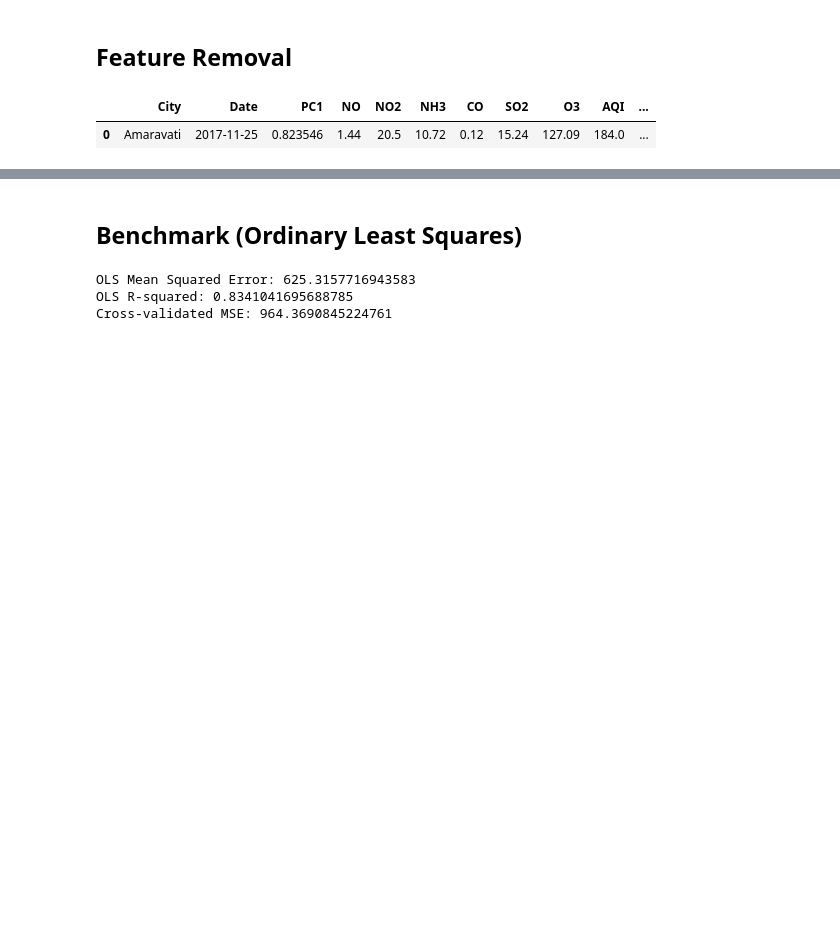
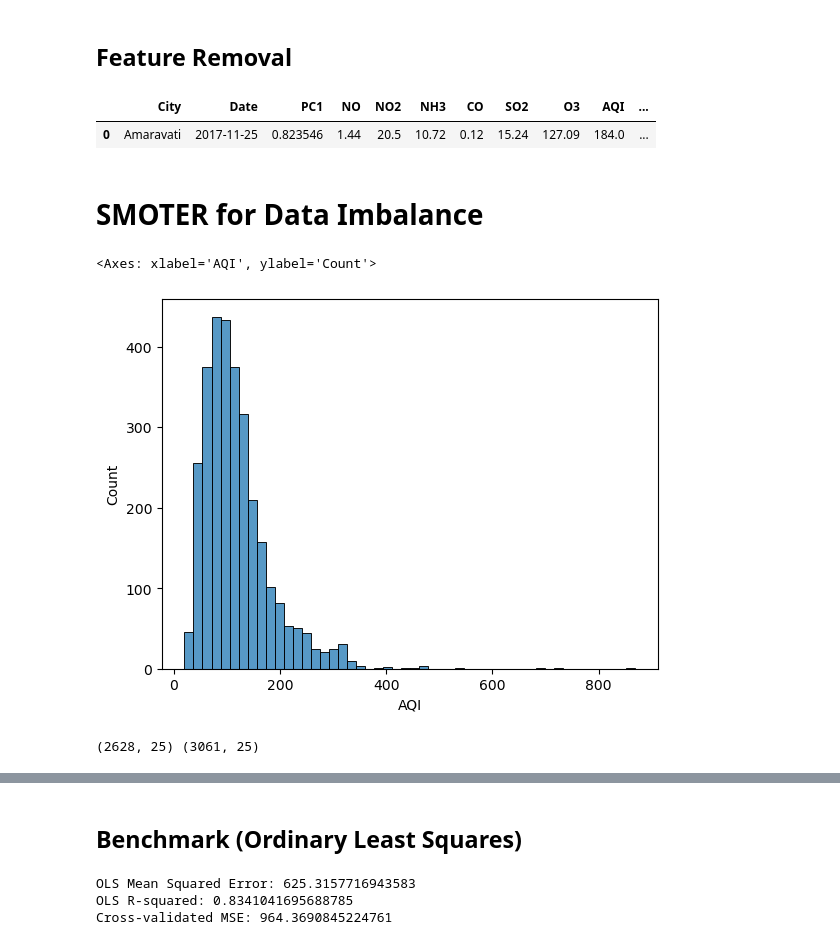
Before and after one commit to Luke1709/CSC-40080, a Jupyter notebook: final.ipynb, the cells around one changed output, grey strips where cells are left out. Saved outputs shown, nothing was run; the diff lists cells and outputs as text; code cells hidden in the pictures; blank space fills up the shorter version.

```diff
--- a/final.ipynb
+++ b/final.ipynb
@@ -813,3 +813,21 @@ model_data.head(1)
 # %% [output]
 |  | City | Date | PC1 | NO | NO2 | NH3 | CO | SO2 | O3 | AQI | ... |
 | 0 | Amaravati | 2017-11-25 | 0.823546 | 1.44 | 20.5 | 10.72 | 0.12 | 15.24 | 127.09 | 184.0 | ... |
+# %% [markdown]
+# SMOTER for Data Imbalance
+# %%
+# Distribution of AQI
+sns.histplot(model_data['AQI'], bins=50)
+# %% [output]
+<Axes: xlabel='AQI', ylabel='Count'>
+[figure, added]
+# %%
+import smogn
+
+# Implement SMOTER
+model_data_smoter = smogn.smoter(data=model_data,y='AQI')
+
+# Print sizes of dataframe
+print(model_data_smoter.shape, data_new.shape)
+# %% [output]
+(2628, 25) (3061, 25)
```
Also changed, not shown: parts of 26 cells of this notebook.
